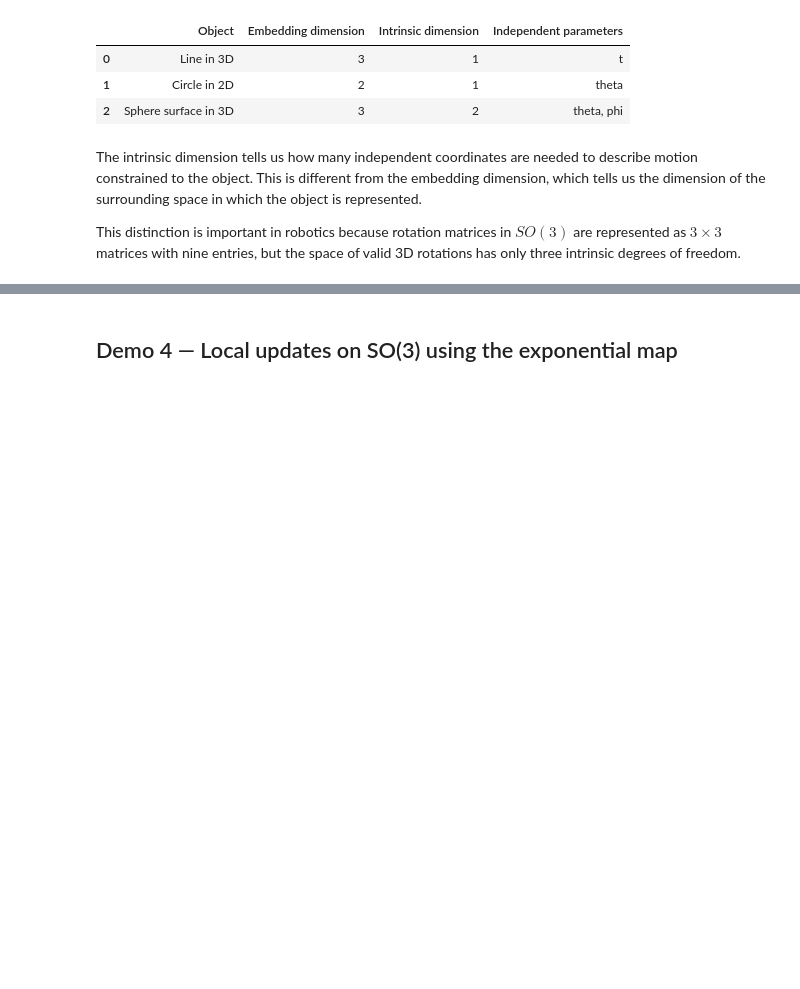
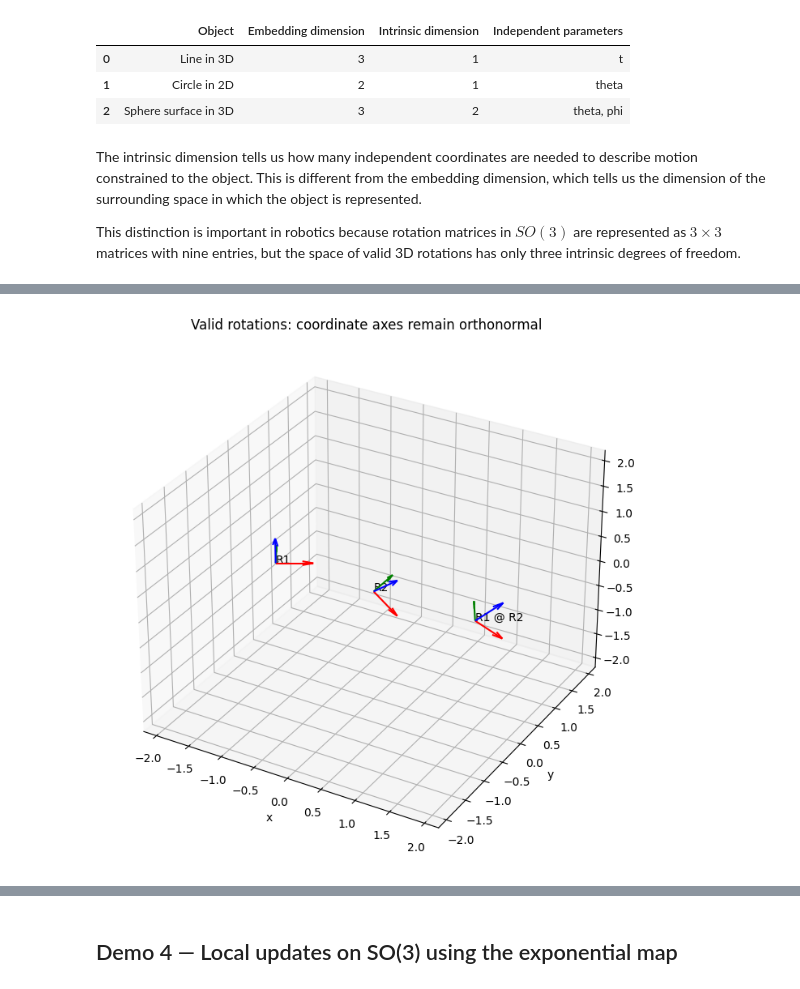
Before and after one commit to atajaftab/robotics-fundamentals, a Jupyter notebook: 00_manifolds_and_lie_groups/manifold_visualization.ipynb, the cells around one changed output, grey strips where cells are left out. Drawn from its saved outputs; the diff is of its cells as text; code cells hidden in the pictures; blank space fills up the shorter version.

Commit message:
added demo 3 to project 00.

```diff
--- a/00_manifolds_and_lie_groups/manifold_visualization.ipynb
+++ b/00_manifolds_and_lie_groups/manifold_visualization.ipynb
@@ -189,0 +292,11 @@ but the space of valid 3D rotations has only three intrinsic degrees of freedom.
+# %%
+R1 = rot_z(np.deg2rad(30))
+R2 = rot_y(np.deg2rad(45))
+
+R_product = R1 @ R2
+R_sum = R1 + R2
+
+rotation_matrix_report(R1, "R1: rotation about z-axis")
+rotation_matrix_report(R2, "R2: rotation about y-axis")
+rotation_matrix_report(R_product, "R_product = R1 @ R2")
+rotation_matrix_report(R_sum, "R_sum = R1 + R2")
@@ -189,0 +321,42 @@ but the space of valid 3D rotations has only three intrinsic degrees of freedom.
+# %%
+def plot_rotated_frame_3d(ax, R: np.ndarray, origin: np.ndarray, name: str, length: float = 0.5):
+    """
+    Plot the coordinate frame represented by the columns of a rotation matrix.
+
+    The first, second, and third columns of R are the x-, y-, and z-axes
+    of the rotated frame expressed in the reference frame.
+    """
+    x_axis = R[:, 0]
+    y_axis = R[:, 1]
+    z_axis = R[:, 2]
+
+    ax.quiver(*origin, *(length * x_axis), color="r")
+    ax.quiver(*origin, *(length * y_axis), color="g")
+    ax.quiver(*origin, *(length * z_axis), color="b")
+
+    ax.text(*origin, name)
+
+
+fig = plt.figure(figsize=(8, 7))
+ax = fig.add_subplot(111, projection="3d")
+
+plot_rotated_frame_3d(ax, R1, np.array([-1.5, 0.0, 0.0]), "R1")
+plot_rotated_frame_3d(ax, R2, np.array([0.0, 0.0, 0.0]), "R2")
+plot_rotated_frame_3d(ax, R_product, np.array([1.5, 0.0, 0.0]), "R1 @ R2")
+
+ax.set_title("Valid rotations: coordinate axes remain orthonormal")
+ax.set_xlabel("x")
+ax.set_ylabel("y")
+ax.set_zlabel("z")
+
+ax.set_xlim(-2.2, 2.2)
+ax.set_ylim(-1.2, 1.2)
+ax.set_zlim(-1.2, 1.2)
+
+set_axes_equal_3d(ax)
+
+plt.tight_layout()
+plt.savefig(figures_dir / "valid_rotation_composition.png", dpi=200)
+plt.show()
+# %% [output]
+[figure, added]
```
Also changed, not shown: parts of 4 cells of this notebook, 1 other file.
